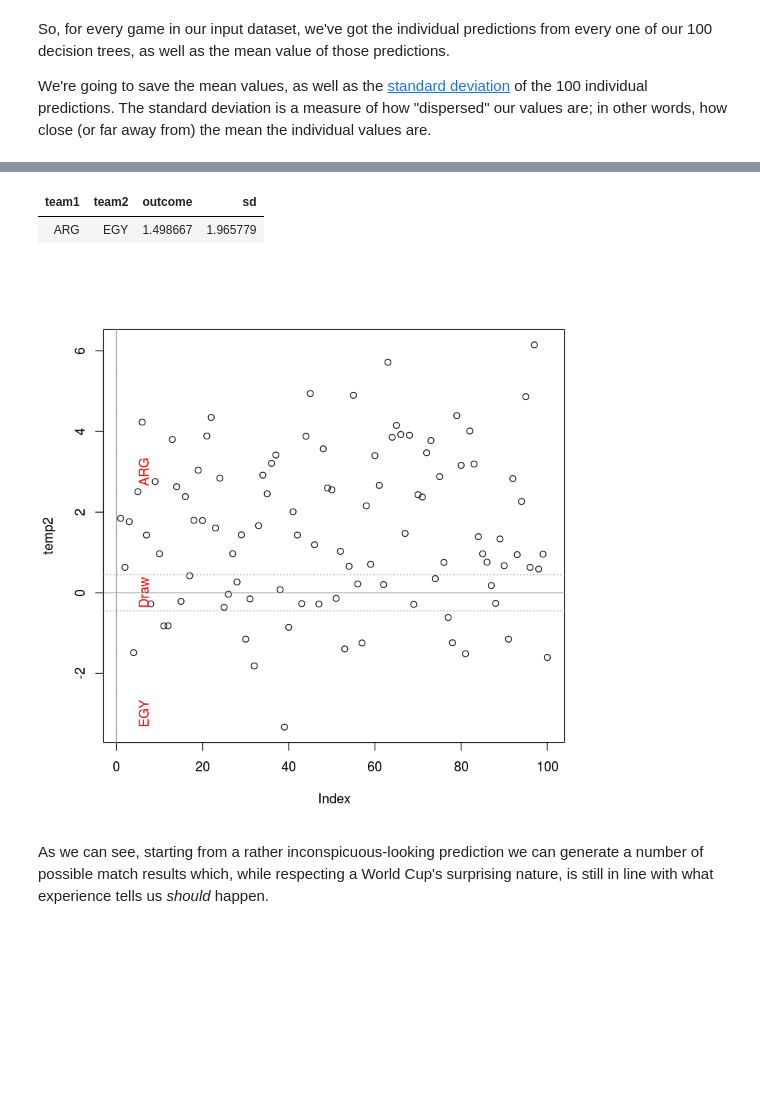
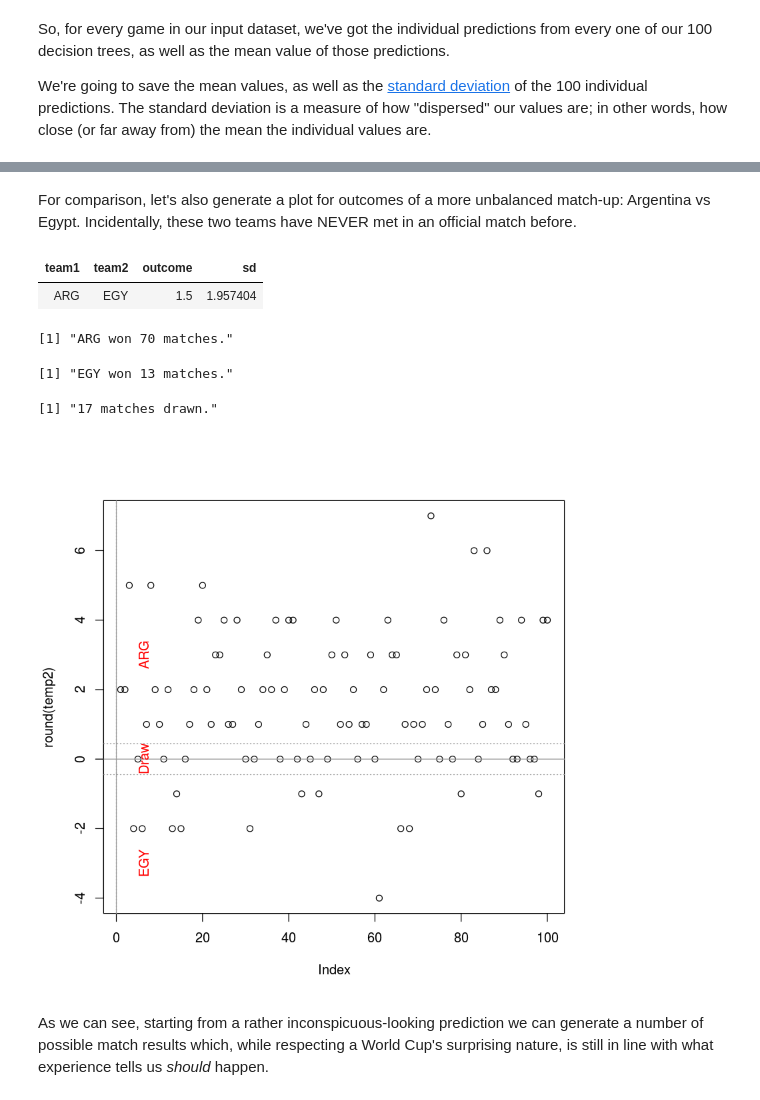
Before and after one commit to neaorin/PredictTheWorldCup, a Jupyter notebook: src/WorldCup.ipynb, the cells around one changed output, grey strips where cells are left out. Cells and saved outputs as stored; diff of their text form; code cells hidden in the pictures; blank space fills up the shorter version.

```diff
--- a/src/WorldCup.ipynb
+++ b/src/WorldCup.ipynb
@@ -560 +654,5 @@ gdfreq %>%
+# %%
+# get rid of all the outliers by capping the gd to [-7, +7]
+teamperf$gd[teamperf$gd < -7] <- -7
+teamperf$gd[teamperf$gd > +7] <- +7
 # %% [markdown]
@@ -1098,10 +1198,17 @@ temp
 # %%
+set.seed(4342)
+draw_threshold <- 0.4475
+
 temp2 <- rnorm(100, temp$outcome, temp$sd)
 temp2
 
-plot(temp2)
+plot(round(temp2))
 abline(h = 0, v = 0, col = "gray60")
 abline(h = -0.4475, v = 0, col = "gray60", lty=3)
 abline(h = +0.4475, v = 0, col = "gray60", lty=3)
-mtext(c("GER","Draw","BRA"),side=2,line=-3,at=c(-3,0,3),col= "red")
+mtext(c("ARG","Draw","BRA"),side=2,line=-3,at=c(-3,0,3),col= "red")
+
+paste("ARG won", length(temp2[temp2 > +draw_threshold]), "matches.")
+paste("BRA won", length(temp2[temp2 < -draw_threshold]), "matches.")
+paste(length(temp2[temp2 >= -draw_threshold & temp2 <= +draw_threshold]), "matches drawn.")
 # %% [output]
@@ -1130,18 +1259,29 @@ For comparison, let's also generate a plot for outcomes of a more unbalanced mat
+# %% [markdown]
+For comparison, let's also generate a plot for outcomes of a more unbalanced match-up: Argentina vs Egypt. Incidentally, these two teams have NEVER met in an official match before.
 # %%
+set.seed(4342)
+
 temp <- data.staticpred %>% dplyr::filter(team1 == "ARG" & team2 == "EGY")
 temp
 
 temp2 <- rnorm(100, temp$outcome, temp$sd)
 
-plot(temp2)
+plot(round(temp2))
 abline(h = 0, v = 0, col = "gray60")
 abline(h = -0.4475, v = 0, col = "gray60", lty=3)
 abline(h = +0.4475, v = 0, col = "gray60", lty=3)
 mtext(c("EGY","Draw","ARG"),side=2,line=-3,at=c(-3,0,3), col="red")
+
+paste("ARG won", length(temp2[temp2 > +draw_threshold]), "matches.")
+paste("EGY won", length(temp2[temp2 < -draw_threshold]), "matches.")
+paste(length(temp2[temp2 >= -draw_threshold & temp2 <= +draw_threshold]), "matches drawn.")
 # %% [output]
 | team1 | team2 | outcome | sd |
-| ARG | EGY | 1.498667 | 1.965779 |
+| ARG | EGY | 1.5 | 1.957404 |
+[1] "ARG won 70 matches."
+[1] "EGY won 13 matches."
+[1] "17 matches drawn."
-[figure, old version]
+[figure, new version]
 # %% [markdown]
 As we can see, starting from a rather inconspicuous-looking prediction we can generate a number of possible match results which, while respecting a World Cup's surprising nature, is still in line with what experience tells us *should* happen.
 # %% [markdown]
```
Also changed, not shown: parts of 23 cells of this notebook, 4 other files.
